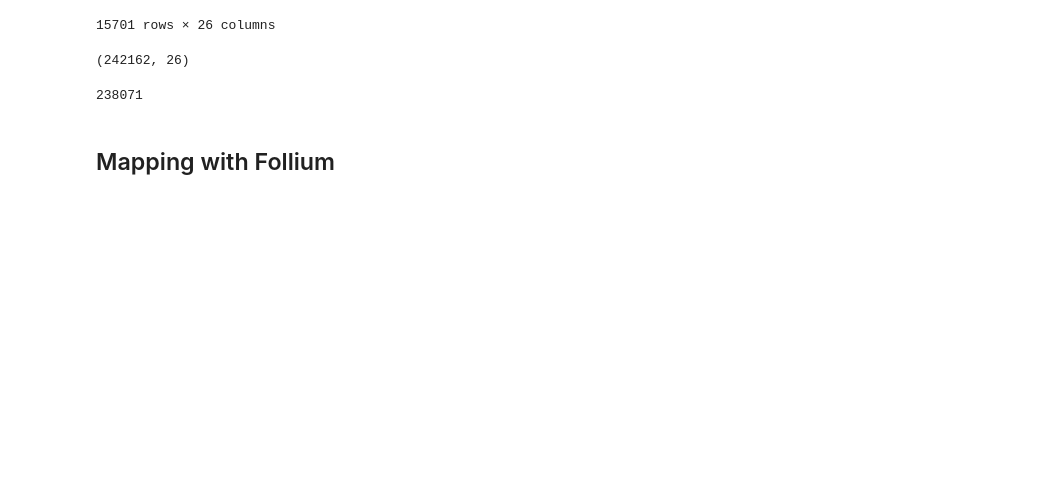
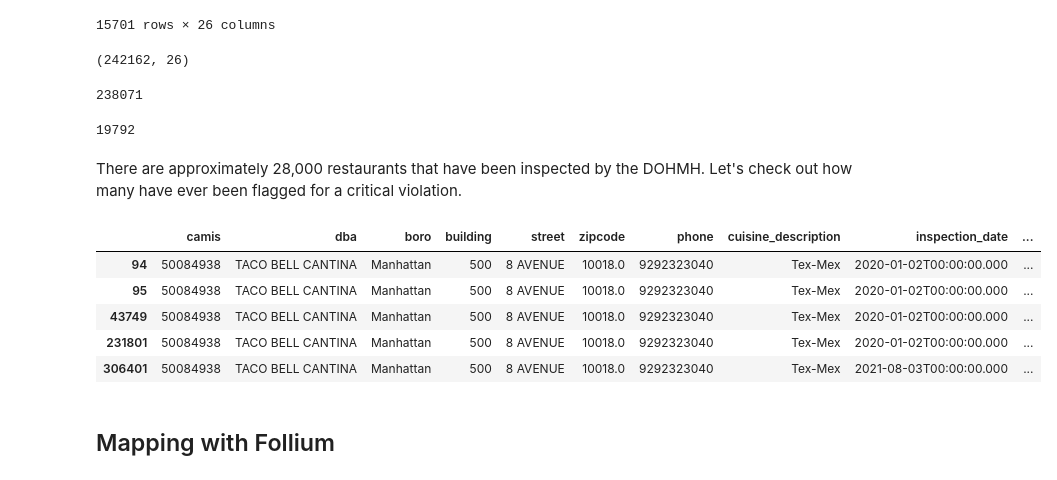
Before and after one commit to rcauvy/predicting-nyc-health-violations-with-nlp, a Jupyter notebook: Predicting NYC Health Violations.ipynb, the cells around one changed output. Cells and saved outputs as stored; diff of their text form; code cells hidden in the pictures; blank space fills up the shorter version.

```diff
--- a/Predicting NYC Health Violations.ipynb
+++ b/Predicting NYC Health Violations.ipynb
@@ -325,0 +390,2 @@ Name: critical_flag, dtype: int64
+# %%
+dohmh_ohe = pd.get_dummies(dohmh_inspections,columns=['critical_flag'])
@@ -351,5 +448,20 @@ dohmh_inspections.drop_duplicates().shape
 dohmh_inspections.duplicated(subset=['camis']).sum()
 # %% [output]
 238071
+# %%
+dohmh_inspections['camis'].nunique()
+# %% [output]
+19792
+# %% [markdown]
+There are approximately 28,000 restaurants that have been inspected by the DOHMH. Let's check out how many have ever been flagged for a critical violation.
+# %%
+dohmh_ohe[dohmh_ohe['camis'] == 50084938]
+# %% [output]
+|  | camis | dba | boro | building | street | zipcode | phone | cuisine_description | inspection_date | ... |
+| 94 | 50084938 | TACO BELL CANTINA | Manhattan | 500 | 8 AVENUE | 10018.0 | 9292323040 | Tex-Mex | 2020-01-02T00:00:00.000 | ... |
+| 95 | 50084938 | TACO BELL CANTINA | Manhattan | 500 | 8 AVENUE | 10018.0 | 9292323040 | Tex-Mex | 2020-01-02T00:00:00.000 | ... |
+| 43749 | 50084938 | TACO BELL CANTINA | Manhattan | 500 | 8 AVENUE | 10018.0 | 9292323040 | Tex-Mex | 2020-01-02T00:00:00.000 | ... |
+| 231801 | 50084938 | TACO BELL CANTINA | Manhattan | 500 | 8 AVENUE | 10018.0 | 9292323040 | Tex-Mex | 2020-01-02T00:00:00.000 | ... |
+| 306401 | 50084938 | TACO BELL CANTINA | Manhattan | 500 | 8 AVENUE | 10018.0 | 9292323040 | Tex-Mex | 2021-08-03T00:00:00.000 | ... |
 # %% [markdown]
 ## Mapping with Follium
```
Also changed, not shown: parts of 15 cells of this notebook, 3 other files.
